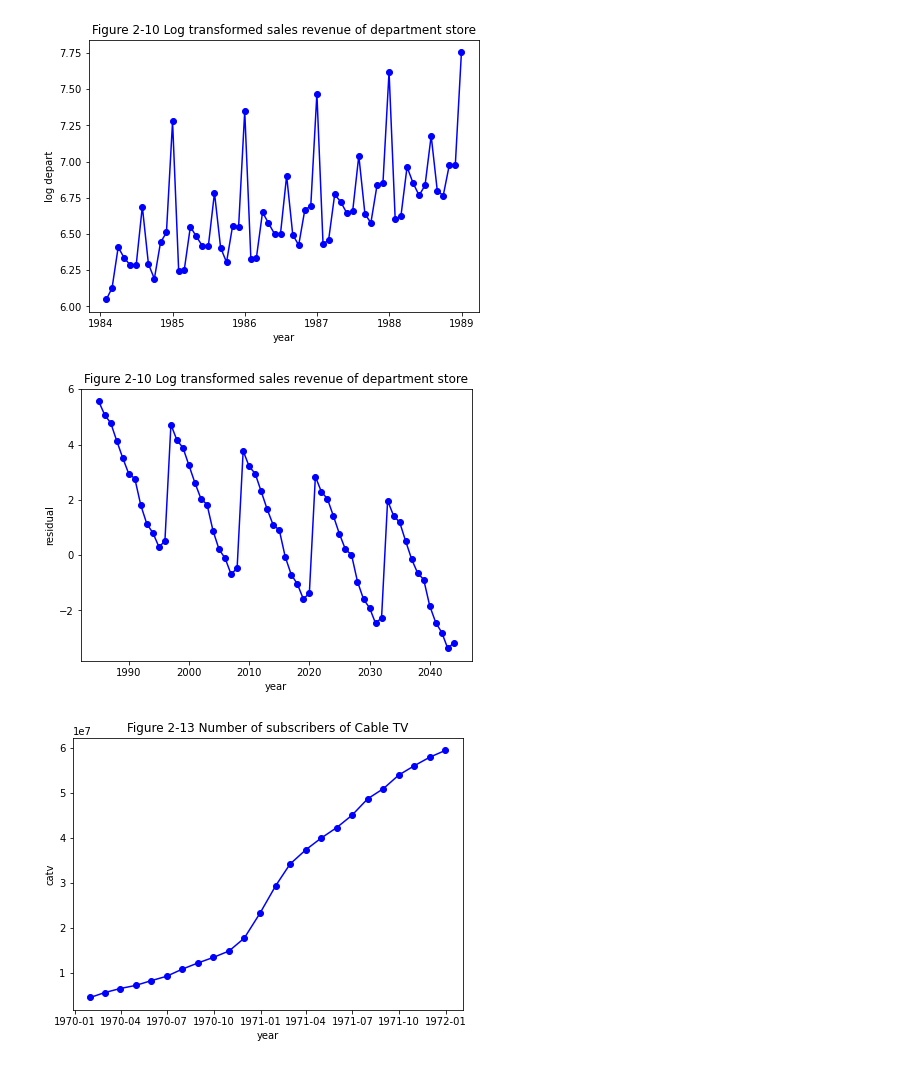
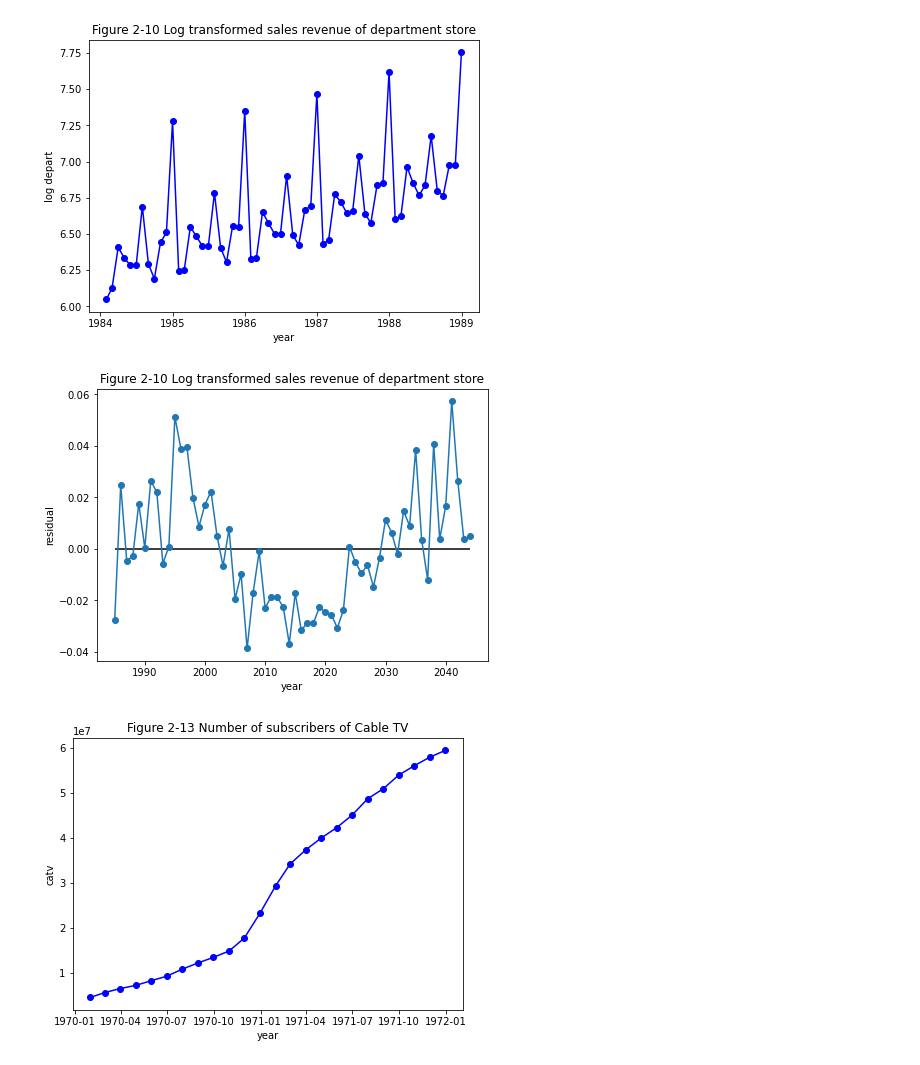
Before and after one commit to jonghyunlee1993/2022-Fall_TimeSeriesAnalysis, a Jupyter notebook: Python/HW_02.ipynb, the cells around one changed output. Saved outputs shown, nothing was run; the diff lists cells and outputs as text; code cells hidden in the pictures.

```diff
--- a/Python/HW_02.ipynb
+++ b/Python/HW_02.ipynb
@@ -147,26 +147,28 @@ plt.show()
 # %% [output]
 [figure]
 # %%
-trend = np.array(list(range(len(z_ts))))
+trend = np.array(list(range(len(z_ts)))).reshape(-1, 1)
 y = z_ts.index.month.values
+y = pd.get_dummies(y).values
+X = np.hstack([trend, y])
 
-X = np.vstack([trend, y]).T
 reg = linear_model.LinearRegression(fit_intercept=False)
 reg.fit(X, ln_dep)
 
 z_ts = pd.DataFrame(np.hstack([ln_dep.reshape(-1, 1), (np.sum(X * reg.coef_, axis=1)).reshape(-1, 1)]),
     index=pd.date_range("1984-01-01", periods=len(z), freq="y"),
     columns=["Zt", "Xt"]
 )
 
 fig, ax = plt.subplots(figsize=(7, 5))
-ax.plot(z_ts['Zt'] - z_ts['Xt'], 'o-b')
+ax.plot(z_ts['Zt'] - z_ts['Xt'], 'o-')
 ax.set_xlabel("year")
 ax.set_ylabel("residual")
+ax.hlines(0, min(z_ts.index), max(z_ts.index), color="black")
 ax.set_title("Figure 2-10 Log transformed sales revenue of department store")
 plt.show()
 # %% [output]
-[figure, old version]
+[figure, new version]
 # %%
 # Example 2.3
 z = []
```
Also changed, not shown: parts of 5 cells of this notebook, 1 other file.
